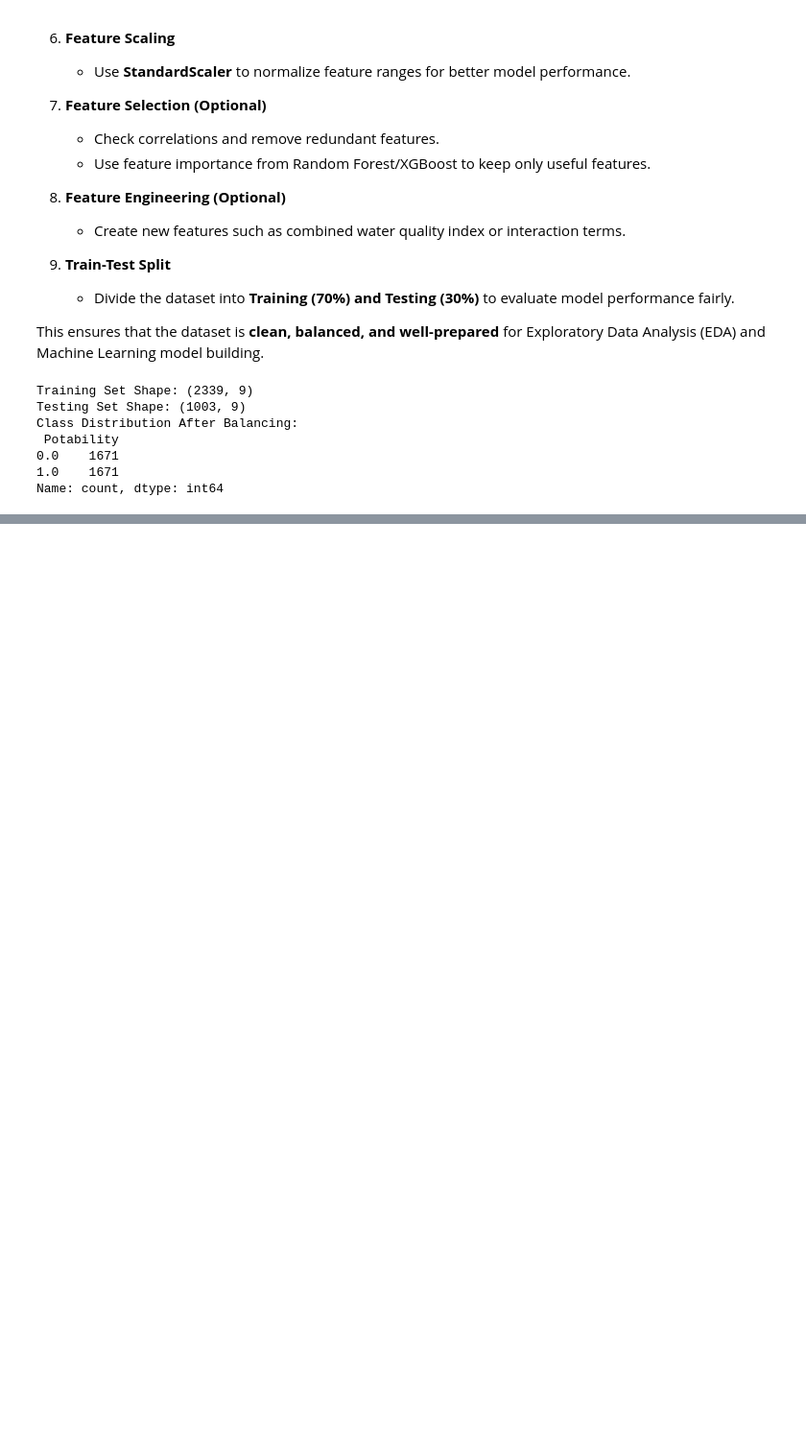
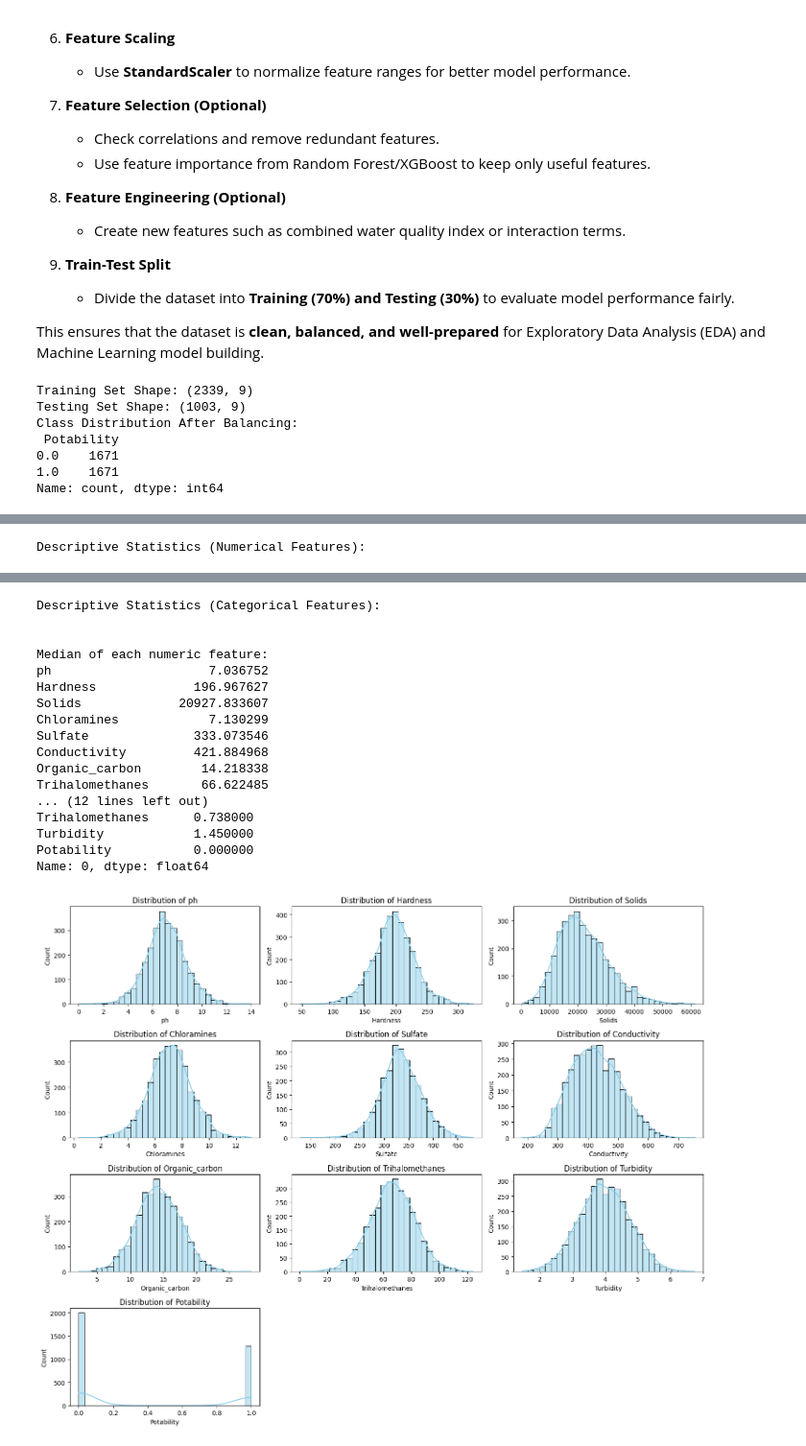
Before and after one commit to MahamadSahjad/Smart_Quality_Water_Prediction_Using_Machine_Learning, a Jupyter notebook: Smart_Quality_Water_Prediction_Using_Machine_Learning.ipynb, the cells around one changed output, grey strips where cells are left out. Shown at 96% size. Saved outputs shown, nothing was run; the diff lists cells and outputs as text; code cells hidden in the pictures; blank space fills up the shorter version.

```diff
--- a/Smart_Quality_Water_Prediction_Using_Machine_Learning.ipynb
+++ b/Smart_Quality_Water_Prediction_Using_Machine_Learning.ipynb
@@ -231,0 +374,33 @@ Name: count, dtype: int64
+# %%
+# 📊 Step 3: Descriptive Statistics
+
+# Summary statistics for numerical features
+print("Descriptive Statistics (Numerical Features):\n")
+display(df.describe().T)
+
+# Summary statistics for categorical features (if any)
+print("\nDescriptive Statistics (Categorical Features):\n")
+# display(df.describe(include=['object', 'category']).T) # Removed this line
+
+# Additional checks: median & mode
+print("\nMedian of each numeric feature:")
+print(df.median(numeric_only=True))
+
+print("\nMode of each column:")
+print(df.mode().iloc[0])
+
+# Visualize distributions for numeric columns
+import matplotlib.pyplot as plt
+import seaborn as sns
+
+num_cols = df.select_dtypes(include=['float64','int64']).columns
+
+plt.figure(figsize=(15, 12))
+for i, col in enumerate(num_cols, 1):
+    plt.subplot((len(num_cols)//3)+1, 3, i)
+    sns.histplot(df[col], kde=True, bins=30, color="skyblue")
+    plt.title(f"Distribution of {col}")
+plt.tight_layout()
+plt.show()
+# %% [output]
+Descriptive Statistics (Numerical Features):
@@ -231,0 +418,18 @@ Name: count, dtype: int64
+Descriptive Statistics (Categorical Features):
+
+
+Median of each numeric feature:
+ph                     7.036752
+Hardness             196.967627
+Solids             20927.833607
+Chloramines            7.130299
+Sulfate              333.073546
+Conductivity         421.884968
+Organic_carbon        14.218338
+Trihalomethanes       66.622485
+... (12 lines left out)
+Trihalomethanes      0.738000
+Turbidity            1.450000
+Potability           0.000000
+Name: 0, dtype: float64
+[figure, added]
```
Also changed, not shown: parts of 34 cells of this notebook.
